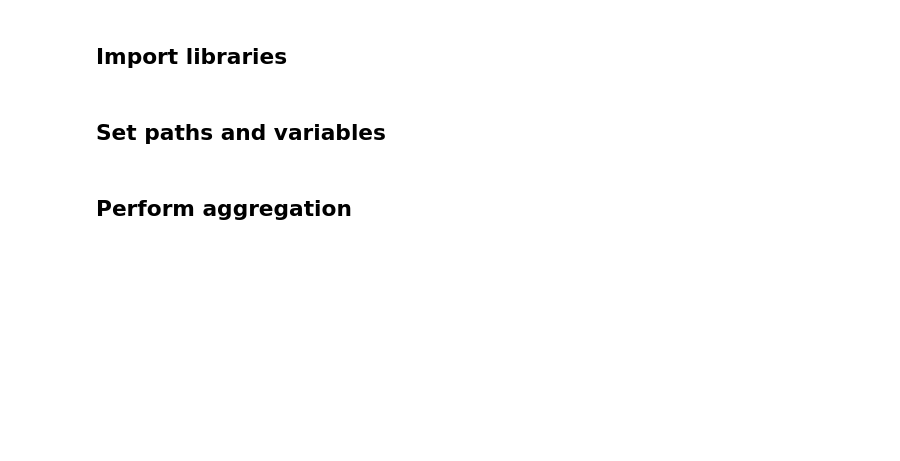
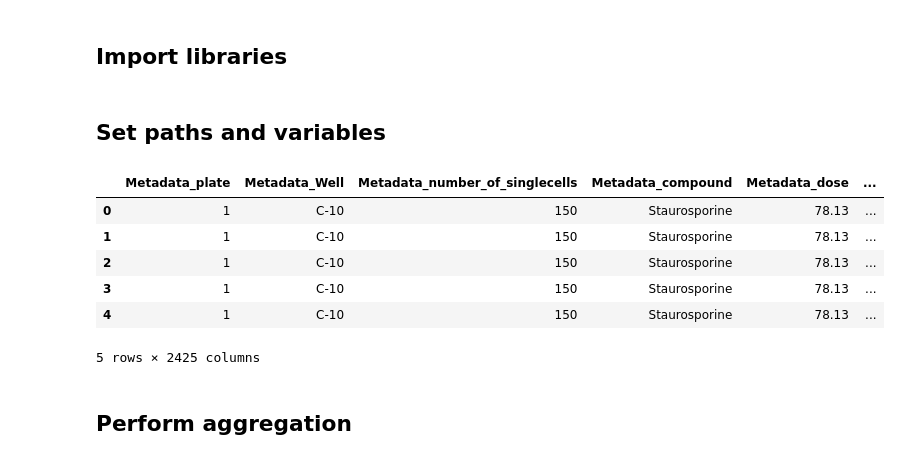
Before and after one commit to WayScience/live_cell_timelapse_apoptosis, a Jupyter notebook: 7.data_harmonization/notebooks/3.aggregation.ipynb, the cells around one changed output. Cells and saved outputs as stored; diff of their text form; code cells hidden in the pictures; blank space fills up the shorter version.

```diff
--- a/7.data_harmonization/notebooks/3.aggregation.ipynb
+++ b/7.data_harmonization/notebooks/3.aggregation.ipynb
@@ -12,12 +12,21 @@ from pycytominer import aggregate
 # %%
 # set paths
 input_profile_dir = pathlib.Path(
     "../data/CP_scDINO_features/combined_CP_scDINO_norm_fs.parquet"
 ).resolve(strict=True)
 output_profile_dir = pathlib.Path(
     "../data/CP_scDINO_features/combined_CP_scDINO_norm_fs_aggregated.parquet"
 ).resolve()
 fs_df = pd.read_parquet(input_profile_dir)
+fs_df.head()
+# %% [output]
+|  | Metadata_plate | Metadata_Well | Metadata_number_of_singlecells | Metadata_compound | Metadata_dose | ... |
+| 0 | 1 | C-10 | 150 | Staurosporine | 78.13 | ... |
+| 1 | 1 | C-10 | 150 | Staurosporine | 78.13 | ... |
+| 2 | 1 | C-10 | 150 | Staurosporine | 78.13 | ... |
+| 3 | 1 | C-10 | 150 | Staurosporine | 78.13 | ... |
+| 4 | 1 | C-10 | 150 | Staurosporine | 78.13 | ... |
+5 rows × 2425 columns
 # %% [markdown]
 ## Perform aggregation
 # %%
```
Also changed, not shown: parts of 1 cell of this notebook, 19 other files.
